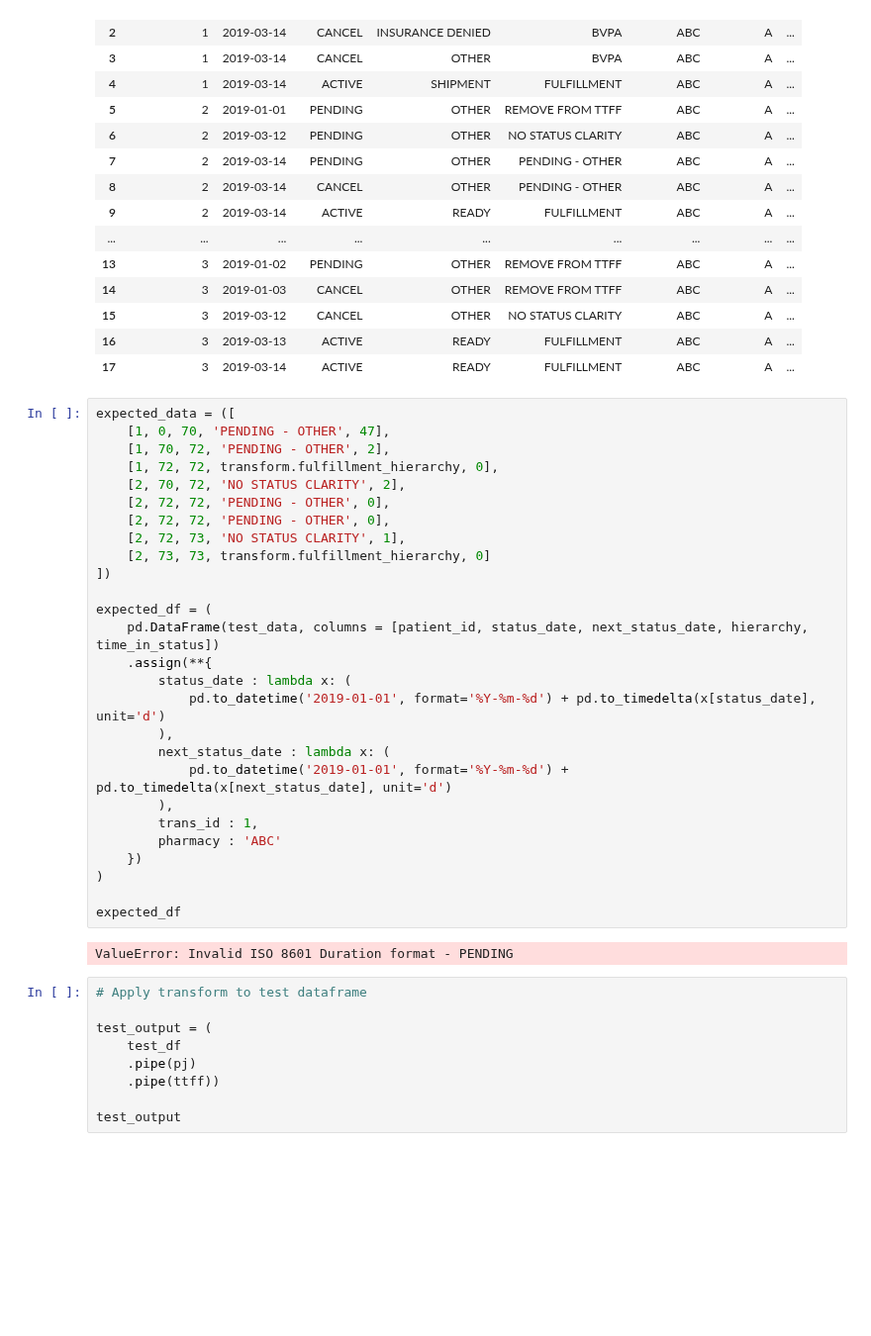
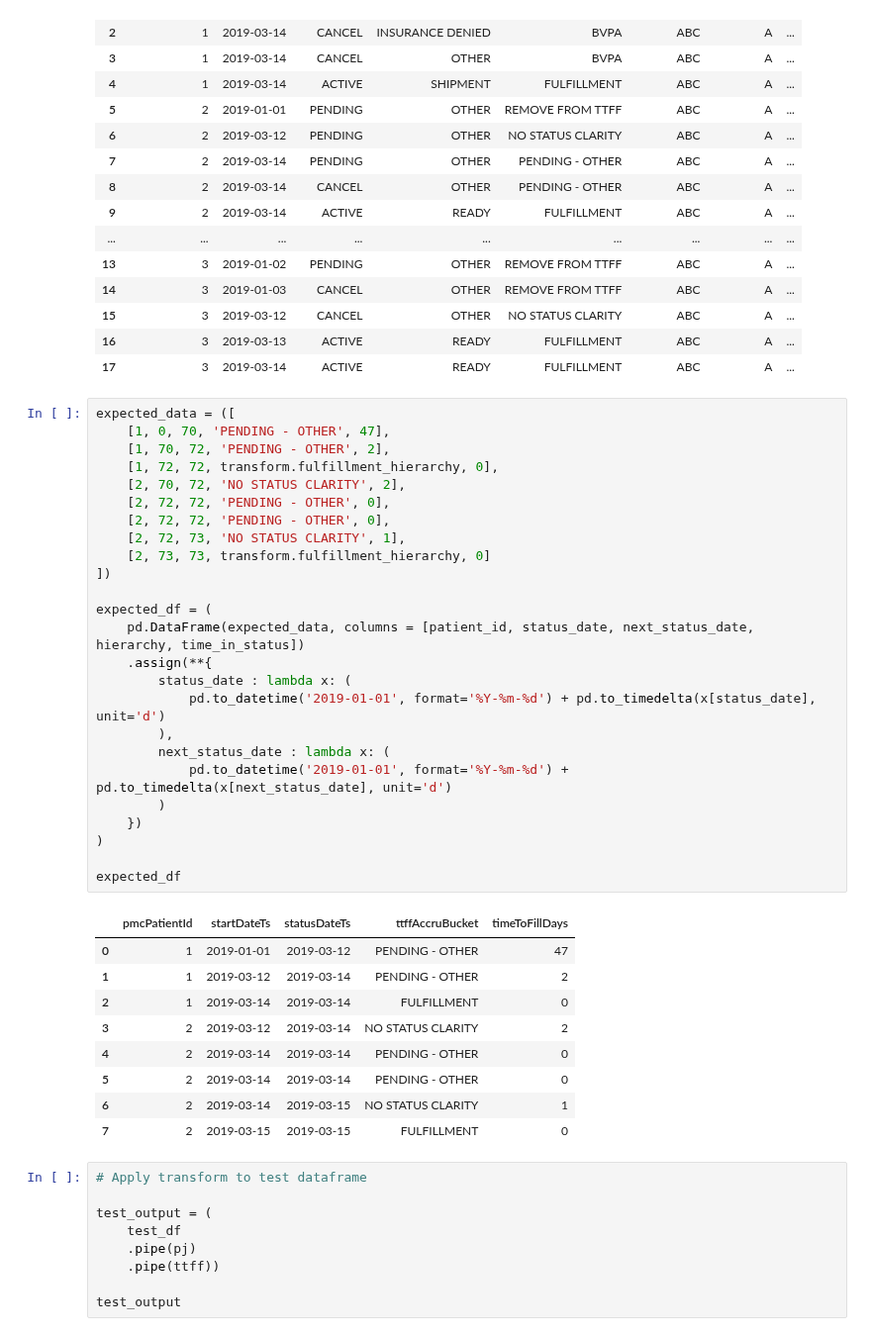
Before and after one commit to RyanAdalbert/s3parq, a Jupyter notebook: transforms/metrics_ttff.ipynb, the cells around one changed output. Shown at 99% size. Saved outputs shown, nothing was run; the diff lists cells and outputs as text; blank space fills up the shorter version.

Commit message:
test cases in progress

```diff
--- a/transforms/metrics_ttff.ipynb
+++ b/transforms/metrics_ttff.ipynb
@@ -547,32 +551,38 @@ test_df
 # %%
 expected_data = ([
     [1, 0, 70, 'PENDING - OTHER', 47],
     [1, 70, 72, 'PENDING - OTHER', 2],
     [1, 72, 72, transform.fulfillment_hierarchy, 0],
     [2, 70, 72, 'NO STATUS CLARITY', 2],
     [2, 72, 72, 'PENDING - OTHER', 0],
     [2, 72, 72, 'PENDING - OTHER', 0],
     [2, 72, 73, 'NO STATUS CLARITY', 1],
     [2, 73, 73, transform.fulfillment_hierarchy, 0]
 ])
 
 expected_df = (
-    pd.DataFrame(test_data, columns = [patient_id, status_date, next_status_date, hierarchy, time_in_status])
+    pd.DataFrame(expected_data, columns = [patient_id, status_date, next_status_date, hierarchy, time_in_status])
     .assign(**{
         status_date : lambda x: (
             pd.to_datetime('2019-01-01', format='%Y-%m-%d') + pd.to_timedelta(x[status_date], unit='d')
         ),
         next_status_date : lambda x: (
             pd.to_datetime('2019-01-01', format='%Y-%m-%d') + pd.to_timedelta(x[next_status_date], unit='d')
-        ),
-        trans_id : 1,
-        pharmacy : 'ABC'
+        )
     })
 )
 
 expected_df
 # %% [output]
-ValueError: Invalid ISO 8601 Duration format - PENDING
+|  | pmcPatientId | startDateTs | statusDateTs | ttffAccruBucket | timeToFillDays |
+| 0 | 1 | 2019-01-01 | 2019-03-12 | PENDING - OTHER | 47 |
+| 1 | 1 | 2019-03-12 | 2019-03-14 | PENDING - OTHER | 2 |
+| 2 | 1 | 2019-03-14 | 2019-03-14 | FULFILLMENT | 0 |
+| 3 | 2 | 2019-03-12 | 2019-03-14 | NO STATUS CLARITY | 2 |
+| 4 | 2 | 2019-03-14 | 2019-03-14 | PENDING - OTHER | 0 |
+| 5 | 2 | 2019-03-14 | 2019-03-14 | PENDING - OTHER | 0 |
+| 6 | 2 | 2019-03-14 | 2019-03-15 | NO STATUS CLARITY | 1 |
+| 7 | 2 | 2019-03-15 | 2019-03-15 | FULFILLMENT | 0 |
 # %%
 # Apply transform to test dataframe
 
```
Also changed, not shown: parts of 8 cells of this notebook.
